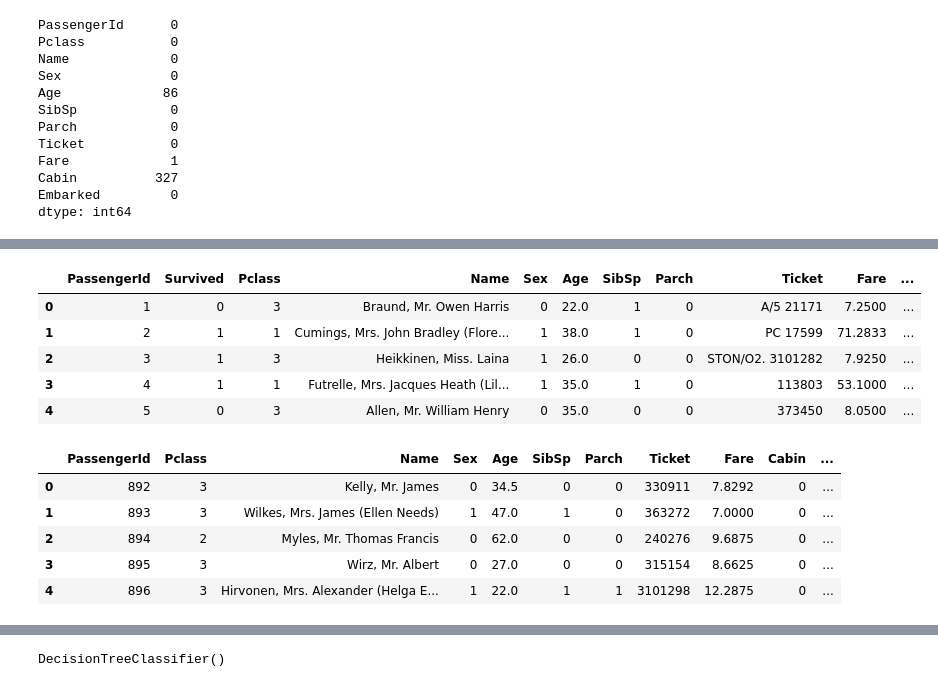
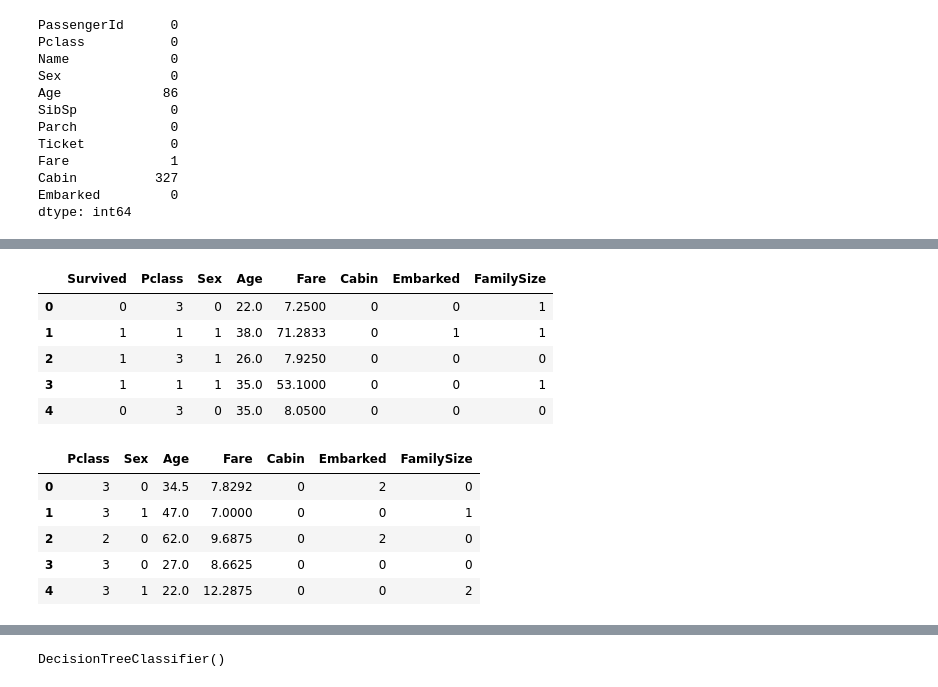
Before and after one commit to welwitschias/BigData, a Jupyter notebook: 의사결정_타이타닉.ipynb, the cells around one changed output, grey strips where cells are left out. Cells and saved outputs as stored; diff of their text form; code cells hidden in the pictures.

```diff
--- a/의사결정_타이타닉.ipynb
+++ b/의사결정_타이타닉.ipynb
@@ -83,3 +46,4 @@ test_df['Cabin'] = test_df['Cabin'].fillna('C')
 # %%
-train_df['Family'] = train_df['SibSp']+train_df['Parch']+1
-test_df['Family'] = test_df['SibSp']+test_df['Parch']+1
+# FamilySize 생성
+train_df['FamilySize'] = train_df['SibSp'] + train_df['Parch']
+test_df['FamilySize'] = test_df['SibSp'] + test_df['Parch']
@@ -186,18 +108,40 @@ Name: Cabin, dtype: int64
+# %%
+# Embarked → 알파벳을 숫자로 변환하기
+train_df['Embarked'] = train_df['Embarked'].map({
+    'S': 0, 'C': 1, 'Q': 2
+})
+
+test_df['Embarked'] = test_df['Embarked'].map({
+    'S': 0, 'C': 1, 'Q': 2
+})
+# %%
+# Sex → 남/여를 숫자로 변환하기
+train_df['Sex'] = train_df['Sex'].map({
+    'male': 0, 'female': 1
+})
+
+test_df['Sex'] = test_df['Sex'].map({
+    'male': 0, 'female': 1
+})
+# %%
+# 불필요한 열 삭제하기
+train = train_df.drop(['Name', 'Ticket', 'SibSp', 'Parch', 'PassengerId'], axis=1)
+test = test_df.drop(['Name', 'Ticket', 'SibSp', 'Parch', 'PassengerId'], axis=1)
 # %%
-train_df.head()
+train.head()
 # %% [output]
-|  | PassengerId | Survived | Pclass | Name | Sex | Age | SibSp | Parch | Ticket | Fare | ... |
-| 0 | 1 | 0 | 3 | Braund, Mr. Owen Harris | 0 | 22.0 | 1 | 0 | A/5 21171 | 7.2500 | ... |
-| 1 | 2 | 1 | 1 | Cumings, Mrs. John Bradley (Flore... | 1 | 38.0 | 1 | 0 | PC 17599 | 71.2833 | ... |
-| 2 | 3 | 1 | 3 | Heikkinen, Miss. Laina | 1 | 26.0 | 0 | 0 | STON/O2. 3101282 | 7.9250 | ... |
-| 3 | 4 | 1 | 1 | Futrelle, Mrs. Jacques Heath (Lil... | 1 | 35.0 | 1 | 0 | 113803 | 53.1000 | ... |
-| 4 | 5 | 0 | 3 | Allen, Mr. William Henry | 0 | 35.0 | 0 | 0 | 373450 | 8.0500 | ... |
+|  | Survived | Pclass | Sex | Age | Fare | Cabin | Embarked | FamilySize |
+| 0 | 0 | 3 | 0 | 22.0 | 7.2500 | 0 | 0 | 1 |
+| 1 | 1 | 1 | 1 | 38.0 | 71.2833 | 0 | 1 | 1 |
+| 2 | 1 | 3 | 1 | 26.0 | 7.9250 | 0 | 0 | 0 |
+| 3 | 1 | 1 | 1 | 35.0 | 53.1000 | 0 | 0 | 1 |
+| 4 | 0 | 3 | 0 | 35.0 | 8.0500 | 0 | 0 | 0 |
 # %%
-test_df.head()
+test.head()
 # %% [output]
-|  | PassengerId | Pclass | Name | Sex | Age | SibSp | Parch | Ticket | Fare | Cabin | ... |
-| 0 | 892 | 3 | Kelly, Mr. James | 0 | 34.5 | 0 | 0 | 330911 | 7.8292 | 0 | ... |
-| 1 | 893 | 3 | Wilkes, Mrs. James (Ellen Needs) | 1 | 47.0 | 1 | 0 | 363272 | 7.0000 | 0 | ... |
-| 2 | 894 | 2 | Myles, Mr. Thomas Francis | 0 | 62.0 | 0 | 0 | 240276 | 9.6875 | 0 | ... |
-| 3 | 895 | 3 | Wirz, Mr. Albert | 0 | 27.0 | 0 | 0 | 315154 | 8.6625 | 0 | ... |
-| 4 | 896 | 3 | Hirvonen, Mrs. Alexander (Helga E... | 1 | 22.0 | 1 | 1 | 3101298 | 12.2875 | 0 | ... |
+|  | Pclass | Sex | Age | Fare | Cabin | Embarked | FamilySize |
+| 0 | 3 | 0 | 34.5 | 7.8292 | 0 | 2 | 0 |
+| 1 | 3 | 1 | 47.0 | 7.0000 | 0 | 0 | 1 |
+| 2 | 2 | 0 | 62.0 | 9.6875 | 0 | 2 | 0 |
+| 3 | 3 | 0 | 27.0 | 8.6625 | 0 | 0 | 0 |
+| 4 | 3 | 1 | 22.0 | 12.2875 | 0 | 0 | 2 |
```
Also changed, not shown: parts of 35 cells of this notebook, 1 other file.
